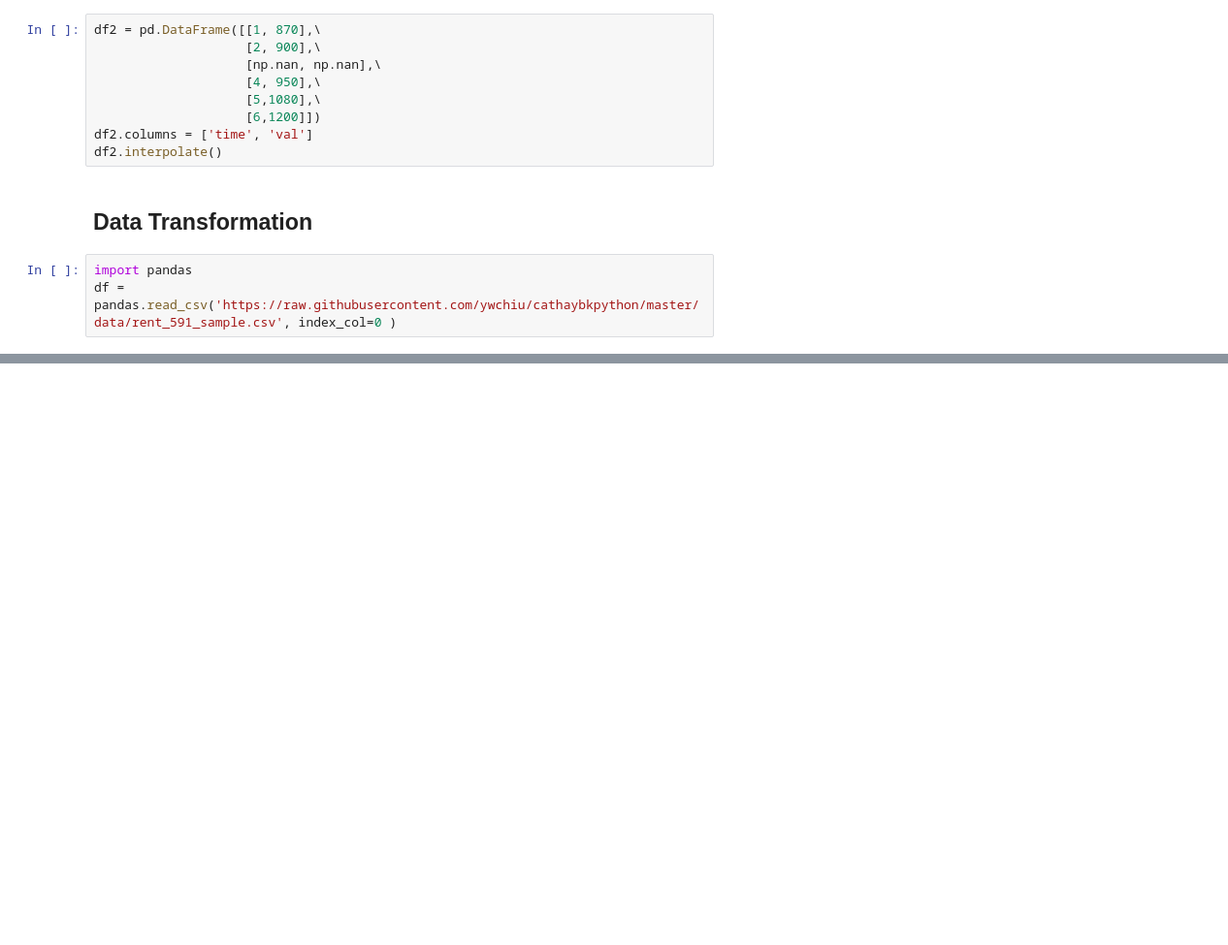
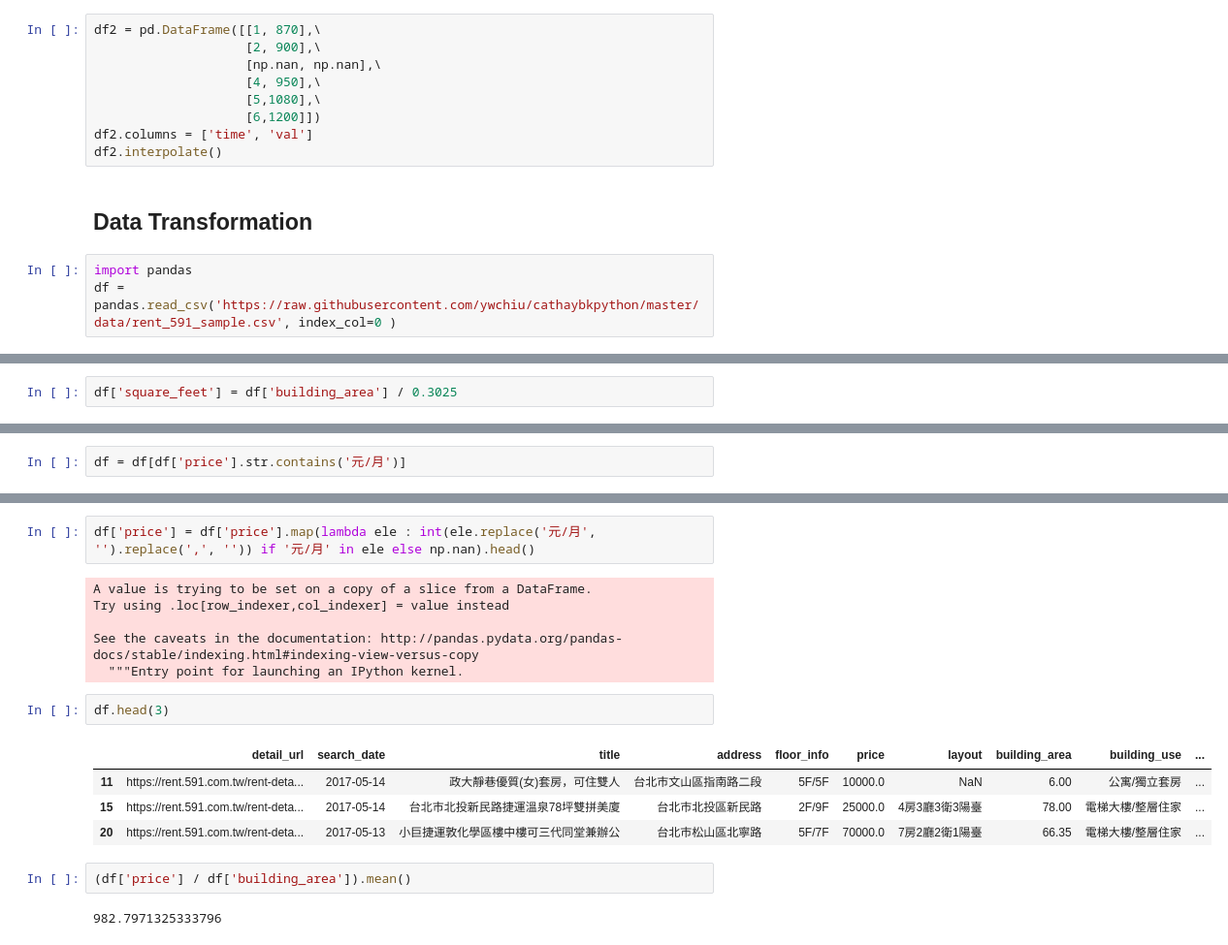
Before and after one commit to ywchiu/cathaybkpython, a Jupyter notebook: Demo20181204.ipynb, the cells around one changed output, grey strips where cells are left out. Shown at 97% size. Drawn from its saved outputs; the diff is of its cells as text; blank space fills up the shorter version.

```diff
--- a/Demo20181204.ipynb
+++ b/Demo20181204.ipynb
@@ -984,0 +1013,2 @@ df.head()
+# %%
+df['square_feet'] = df['building_area'] / 0.3025
@@ -984,0 +1044,2 @@ df.head()
+# %%
+df = df[df['price'].str.contains('元/月')]
@@ -984,0 +1079,19 @@ df.head()
+# %%
+df['price'] = df['price'].map(lambda ele : int(ele.replace('元/月', '').replace(',', '')) if '元/月' in ele else np.nan).head()
+# %% [output]
+A value is trying to be set on a copy of a slice from a DataFrame.
+Try using .loc[row_indexer,col_indexer] = value instead
+
+See the caveats in the documentation: http://pandas.pydata.org/pandas-docs/stable/indexing.html#indexing-view-versus-copy
+  """Entry point for launching an IPython kernel.
+# %%
+df.head(3)
+# %% [output]
+|  | detail_url | search_date | title | address | floor_info | price | layout | building_area | building_use | ... |
+| 11 | https://rent.591.com.tw/rent-deta... | 2017-05-14 | 政大靜巷優質(女)套房，可住雙人 | 台北市文山區指南路二段 | 5F/5F | 10000.0 | NaN | 6.00 | 公寓/獨立套房 | ... |
+| 15 | https://rent.591.com.tw/rent-deta... | 2017-05-14 | 台北市北投新民路捷運溫泉78坪雙拼美廈 | 台北市北投區新民路 | 2F/9F | 25000.0 | 4房3廳3衛3陽臺 | 78.00 | 電梯大樓/整層住家 | ... |
+| 20 | https://rent.591.com.tw/rent-deta... | 2017-05-13 | 小巨捷運敦化學區樓中樓可三代同堂兼辦公 | 台北市松山區北寧路 | 5F/7F | 70000.0 | 7房2廳2衛1陽臺 | 66.35 | 電梯大樓/整層住家 | ... |
+# %%
+(df['price'] / df['building_area']).mean()
+# %% [output]
+982.7971325333796
```
Also changed, not shown: parts of 36 cells of this notebook.
